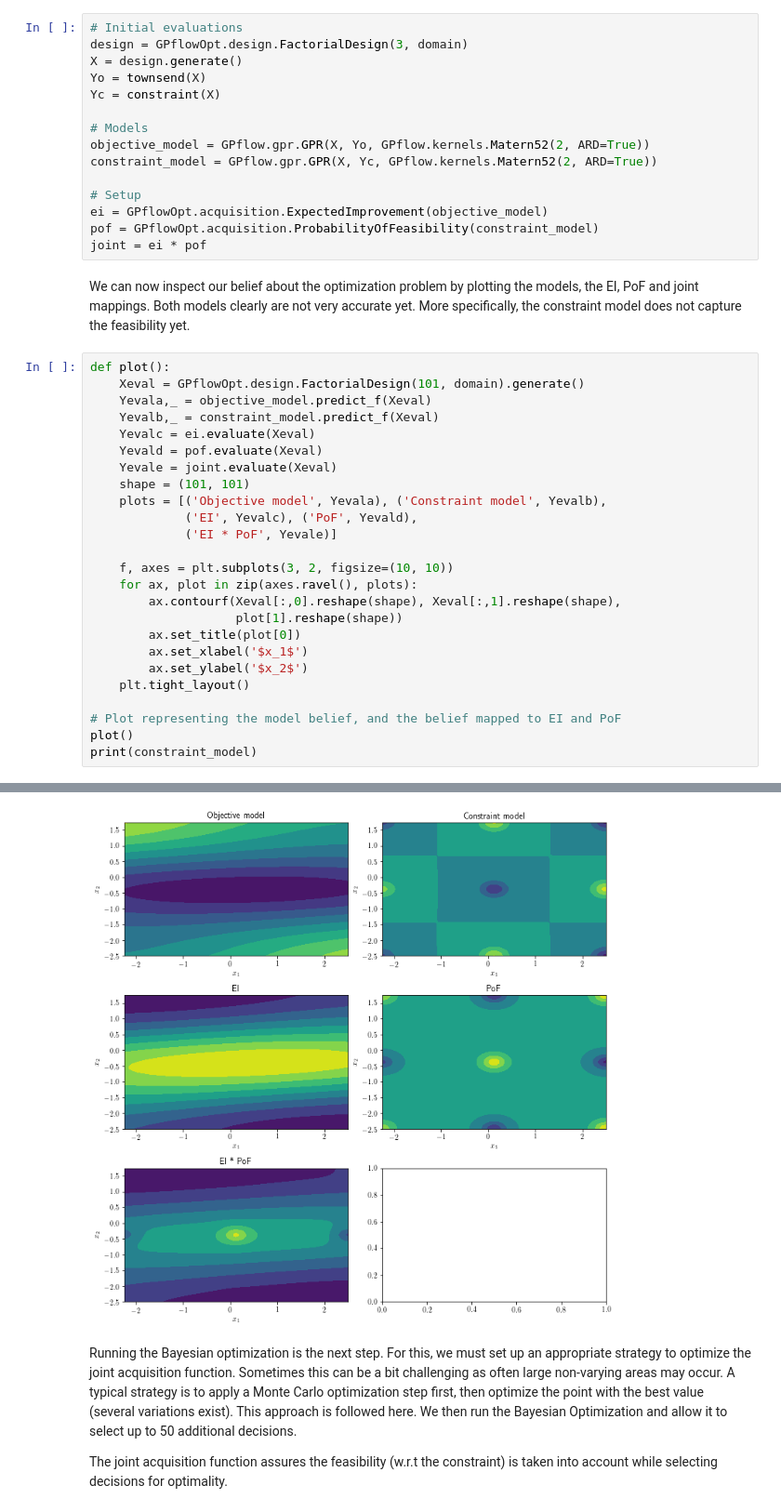
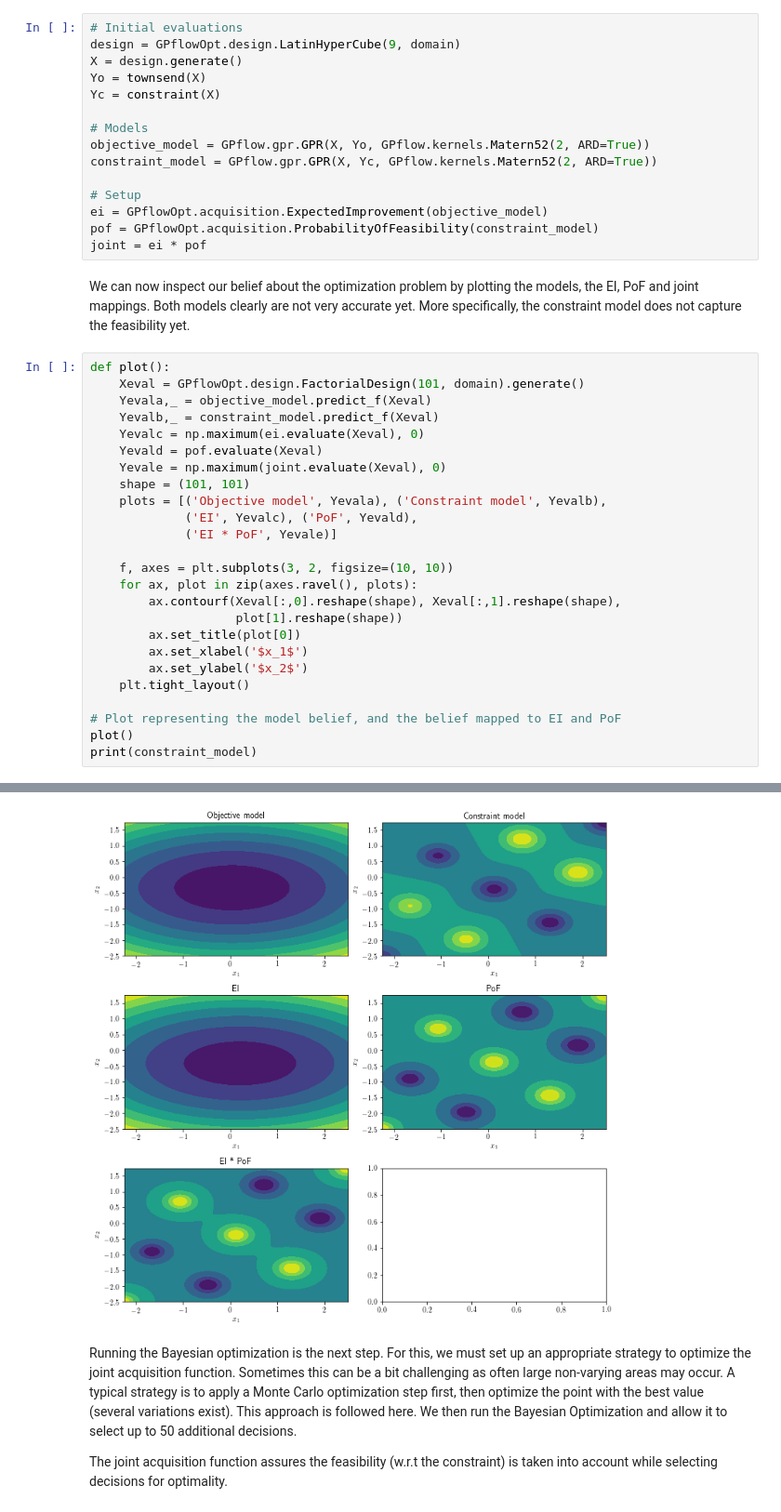
Before and after one commit to GPflow/GPflowOpt, a Jupyter notebook: doc/source/notebooks/constrained_bo.ipynb, the cells around one changed output, grey strips where cells are left out. Shown at 93% size. Drawn from its saved outputs; the diff is of its cells as text.

```diff
--- a/doc/source/notebooks/constrained_bo.ipynb
+++ b/doc/source/notebooks/constrained_bo.ipynb
@@ -52,7 +52,7 @@ We proceed by assigning the objective and constraint function a GP prior. Both f
 The model of the objective function (townsend) is combined with EI, whereas the constraint is combined with PoF. Both are multiplied into a joint criterion.
 # %%
 # Initial evaluations
-design = GPflowOpt.design.FactorialDesign(3, domain)
+design = GPflowOpt.design.LatinHyperCube(9, domain)
 X = design.generate()
 Yo = townsend(X)
 Yc = constraint(X)
@@ -72,9 +72,9 @@ def plot():
     Xeval = GPflowOpt.design.FactorialDesign(101, domain).generate()
     Yevala,_ = objective_model.predict_f(Xeval)
     Yevalb,_ = constraint_model.predict_f(Xeval)
-    Yevalc = ei.evaluate(Xeval)
+    Yevalc = np.maximum(ei.evaluate(Xeval), 0)
     Yevald = pof.evaluate(Xeval)
-    Yevale = joint.evaluate(Xeval)
+    Yevale = np.maximum(joint.evaluate(Xeval), 0)
     shape = (101, 101)
     plots = [('Objective model', Yevala), ('Constraint model', Yevalb),
              ('EI', Yevalc), ('PoF', Yevald),
@@ -102,4 +102,4 @@ name.likelihood.variance transform:+ve prior:None
-[figure, old version]
+[figure, new version]
 # %% [markdown]
 Running the Bayesian optimization is the next step. For this, we must set up an appropriate strategy to optimize the joint acquisition function. Sometimes this can be a bit challenging as often large non-varying areas may occur. A typical strategy is to apply a Monte Carlo optimization step first, then optimize the point with the best value (several variations exist). This approach is followed here. We then run the Bayesian Optimization and allow it to select up to 50 additional decisions.
 
```
Also changed, not shown: parts of 5 cells of this notebook, 4 other files.
